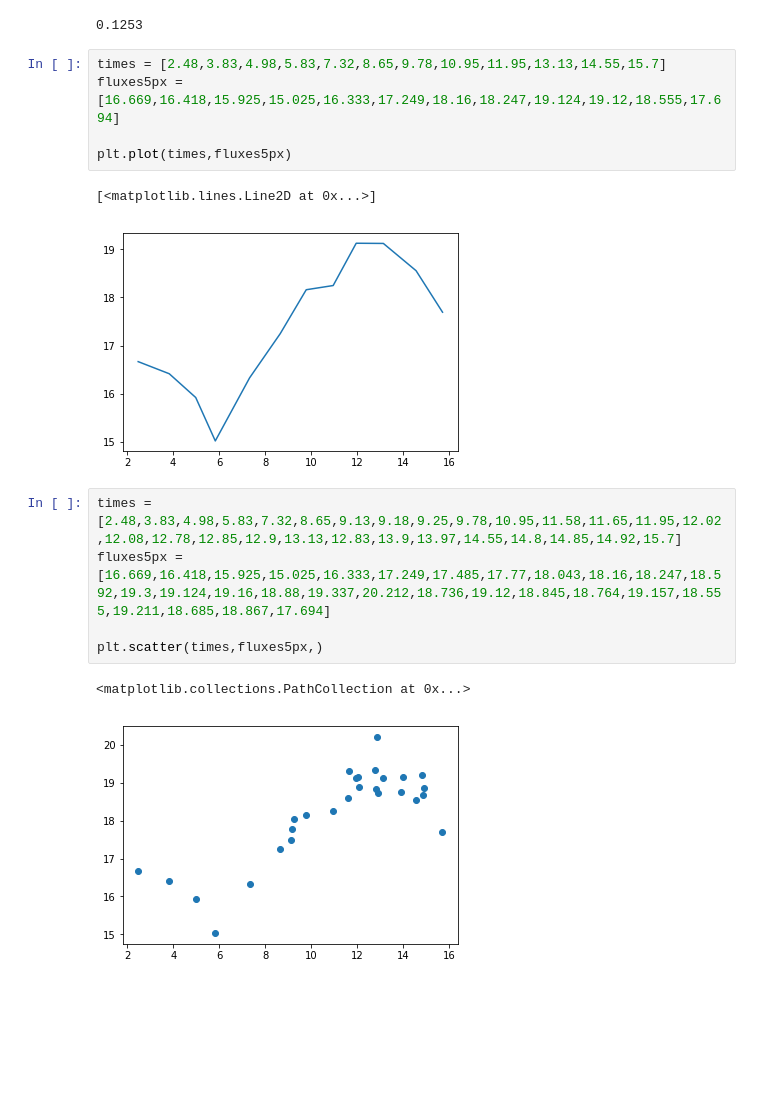
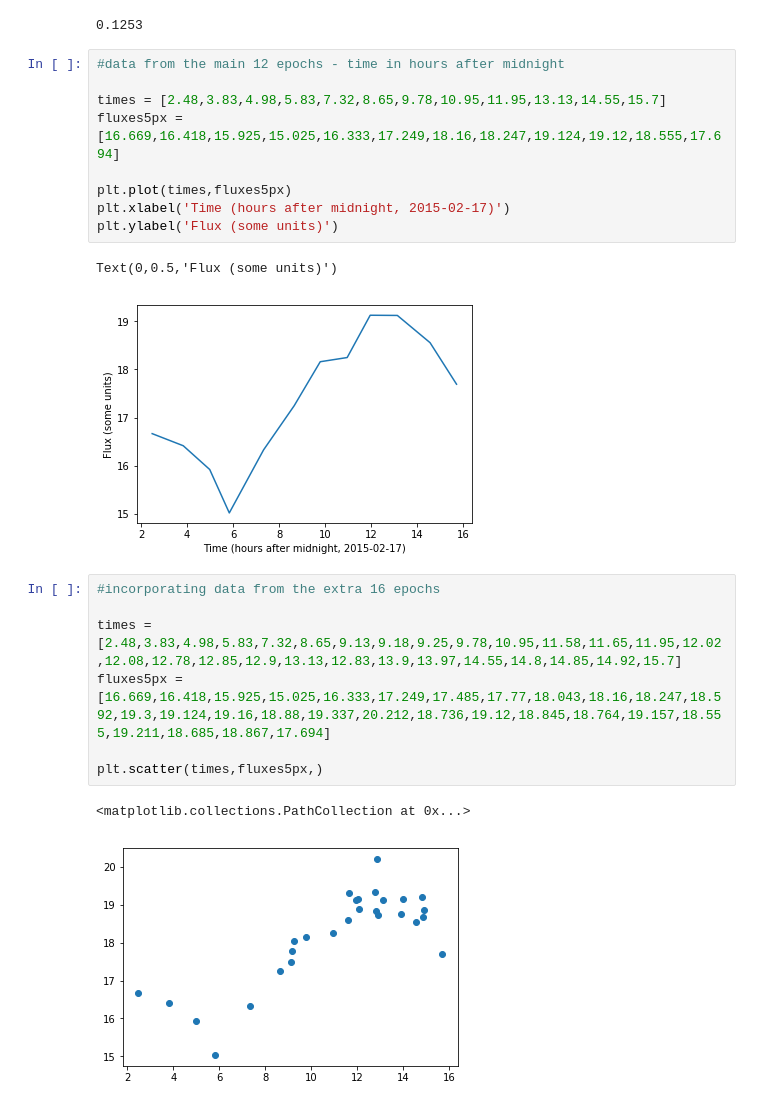
Before and after one commit to markwilliams0/MWMass, a Jupyter notebook: python_expts/RR43experiment.ipynb, the cells around one changed output. Saved outputs shown, nothing was run; the diff lists cells and outputs as text; blank space fills up the shorter version.

```diff
--- a/python_expts/RR43experiment.ipynb
+++ b/python_expts/RR43experiment.ipynb
@@ -79,14 +108,20 @@ print image_header['FLUXCONV']
 # %% [output]
 0.1253
 # %%
+#data from the main 12 epochs - time in hours after midnight
+
 times = [2.48,3.83,4.98,5.83,7.32,8.65,9.78,10.95,11.95,13.13,14.55,15.7]
 fluxes5px = [16.669,16.418,15.925,15.025,16.333,17.249,18.16,18.247,19.124,19.12,18.555,17.694]
 
 plt.plot(times,fluxes5px)
+plt.xlabel('Time (hours after midnight, 2015-02-17)')
+plt.ylabel('Flux (some units)')
 # %% [output]
-[<matplotlib.lines.Line2D at 0x...>]
+Text(0,0.5,'Flux (some units)')
-[figure, old version]
+[figure, new version]
 # %%
+#incorporating data from the extra 16 epochs
+
 times = [2.48,3.83,4.98,5.83,7.32,8.65,9.13,9.18,9.25,9.78,10.95,11.58,11.65,11.95,12.02,12.08,12.78,12.85,12.9,13.13,12.83,13.9,13.97,14.55,14.8,14.85,14.92,15.7]
 fluxes5px = [16.669,16.418,15.925,15.025,16.333,17.249,17.485,17.77,18.043,18.16,18.247,18.592,19.3,19.124,19.16,18.88,19.337,20.212,18.736,19.12,18.845,18.764,19.157,18.555,19.211,18.685,18.867,17.694]
 
```
Also changed, not shown: parts of 5 cells of this notebook.
